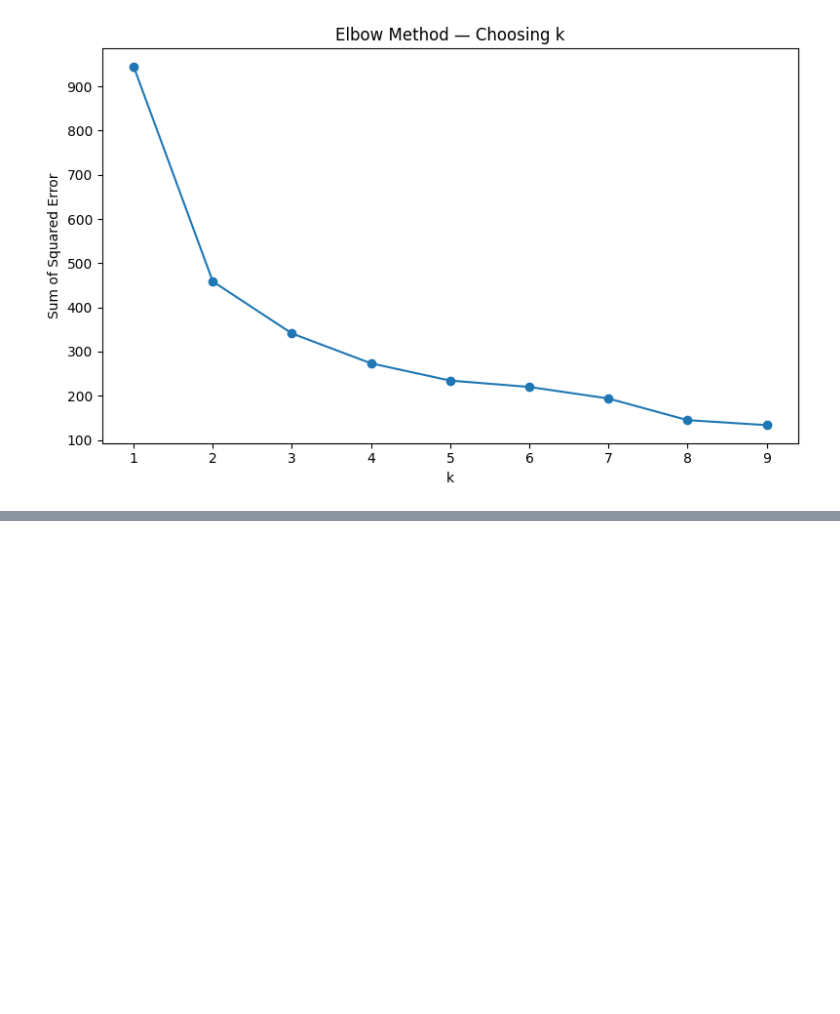
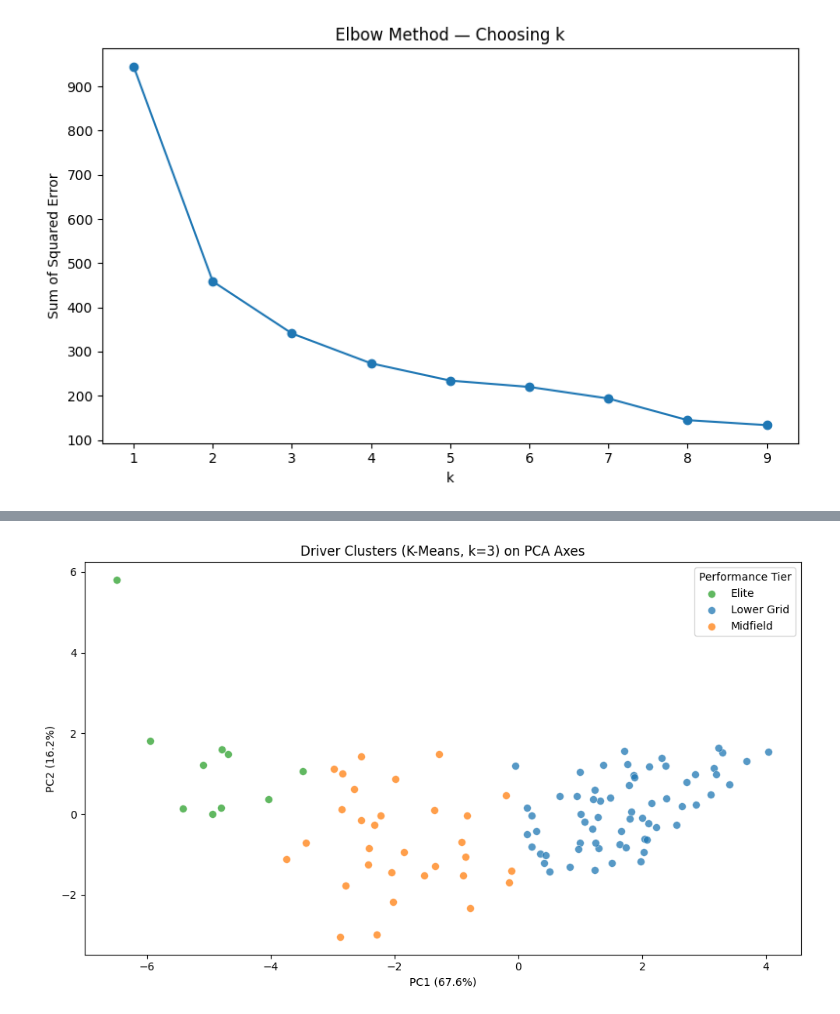
Before and after one commit to RichyJames/F1_RIchy_Odiase_Index, a Jupyter notebook: Notebooks/multivariate_analysis.ipynb, the cells around one changed output, grey strips where cells are left out. Cells and saved outputs as stored; diff of their text form; code cells hidden in the pictures; blank space fills up the shorter version.

Commit message:
fit KMeans k=3 clusters and visualise performance tiers on PCA axes

```diff
--- a/Notebooks/multivariate_analysis.ipynb
+++ b/Notebooks/multivariate_analysis.ipynb
@@ -239,0 +248,17 @@ plt.show()
+# %%
+km       = KMeans(n_clusters=3, n_init='auto', random_state=42)
+clusters = km.fit_predict(X_scaled)
+df['cluster'] = clusters
+
+cluster_means  = df.groupby('cluster')['points_per_race'].mean().sort_values()
+cluster_labels = {
+    cluster_means.index[0]: 'Lower Grid',
+    cluster_means.index[1]: 'Midfield',
+    cluster_means.index[2]: 'Elite'
+}
+df['cluster_label'] = df['cluster'].map(cluster_labels)
+
+print("Cluster mean points per race:")
+print(df.groupby('cluster_label')['points_per_race'].mean().round(2))
+print("\nCluster sizes:")
+print(df['cluster_label'].value_counts())
@@ -239,0 +279,24 @@ plt.show()
+# %%
+colour_map = {'Elite': '#2ca02c', 'Midfield': '#ff7f0e', 'Lower Grid': '#1f77b4'}
+
+fig, ax = plt.subplots(figsize=(10, 6))
+
+for label, group in df.groupby('cluster_label'):
+    idx = group.index
+    ax.scatter(
+        X_pca[idx, 0], X_pca[idx, 1],
+        label=label,
+        color=colour_map[label],
+        alpha=0.75, s=50,
+        edgecolors='white', linewidths=0.4
+    )
+
+ax.set_title('Driver Clusters (K-Means, k=3) on PCA Axes')
+ax.set_xlabel(f'PC1 ({per_var[0]}%)')
+ax.set_ylabel(f'PC2 ({per_var[1]}%)')
+ax.legend(title='Performance Tier')
+plt.tight_layout()
+plt.savefig(OUTPUT_DIR / 'cluster_scatter.png', dpi=150)
+plt.show()
+# %% [output]
+[figure, added]
```
Also changed, not shown: parts of 2 cells of this notebook.
